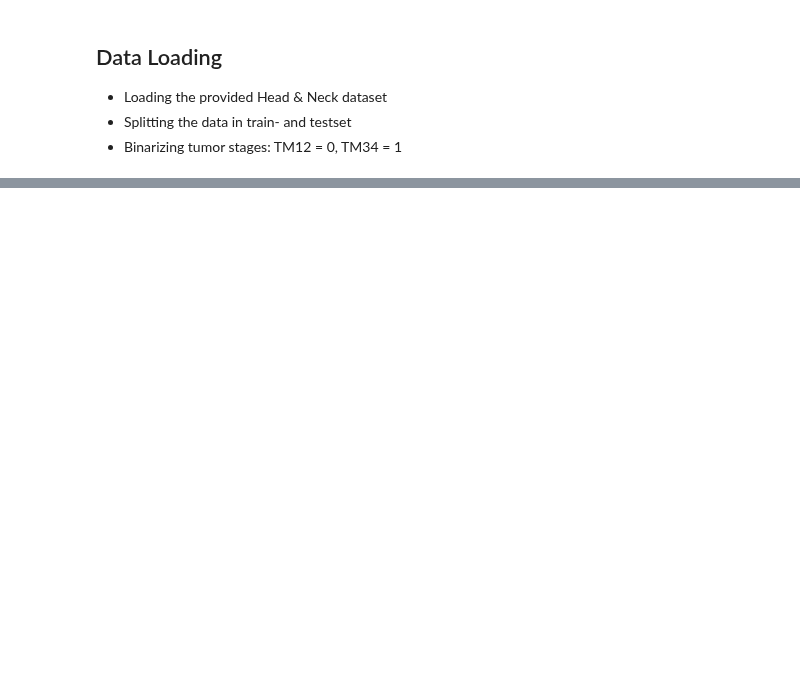
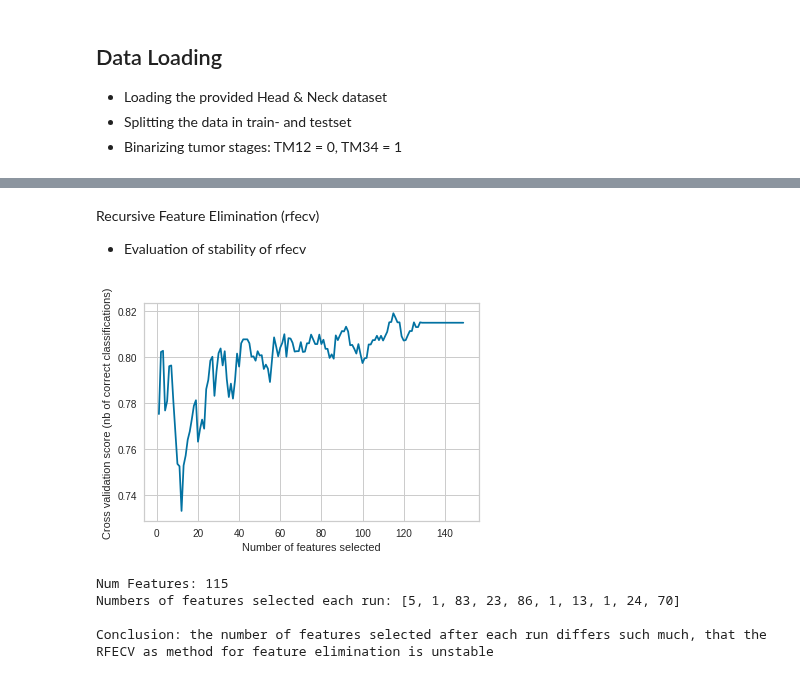
Before and after one commit to maritverboom/TM10007_PROJECT, a Jupyter notebook: assignment.ipynb, the cells around one changed output, grey strips where cells are left out. Cells and saved outputs as stored; diff of their text form; code cells hidden in the pictures; blank space fills up the shorter version.

Commit message:
Made the code more structural, added some conclusions as print statements, please note: lasso feature selection not working at the moment still needs to be fixed.

```diff
--- a/assignment.ipynb
+++ b/assignment.ipynb
@@ -1987,0 +274,60 @@ The classifier used is: k-NN
+# %% [markdown]
+Recursive Feature Elimination (rfecv)
+
+
+-   Evaluation of stability of rfecv
+# %%
+# Create the RFE object
+svc = svm.SVC(kernel="linear")
+
+# classifications
+rfecv = feature_selection.RFECV(
+    estimator=svc, step=1,
+    cv=model_selection.StratifiedKFold(4),
+    scoring='roc_auc')
+fit_rfecv = rfecv.fit(data_train_scaled, stage_train)
+
+# Plot number of features VS. cross-validation scores
+plt.figure()
+plt.xlabel("Number of features selected")
+plt.ylabel("Cross validation score (nb of correct classifications)")
+plt.plot(range(1, len(rfecv.grid_scores_) + 1), rfecv.grid_scores_)
+plt.show()
+
+print("Num Features: %d" % fit_rfecv.n_features_)
+
+data_train_rfecv = rfecv.transform(data_train_scaled)
+data_test_rfecv = rfecv.transform(data_test_scaled)
+
+# Evaluating stability RFECV by running it 5 times using a different train-test split
+number_features_selected = []
+for _ in range(10):
+    # Splitting the data in train- and testpart with a portion of 'test_size' testing data (20%)
+    data_train, data_test = model_selection.train_test_split(data, test_size=0.20, stratify=data['label'])
+
+    stage_train = data_train['label']
+    stage_test = data_test['label']
+
+    data_train = data_train.drop(columns='label')
+    data_test = data_test.drop(columns='label')
+
+    stage_train = preprocessing.label_binarize(stage_train, ['T12', 'T34'])
+    stage_train = [i[0] for i in stage_train]
+    stage_test = preprocessing.label_binarize(stage_test, ['T12', 'T34'])
+    stage_test = [i[0] for i in stage_test]
+
+    data_train, data_test = data_cleaning(data_train, data_test)
+    data_train, data_tst = data_scaling(data_train, data_test)
+
+    fit_rfecv = rfecv.fit(data_train_scaled, stage_train)
+
+    number_features_selected.append(fit_rfecv.n_features_)
+print(f'Numbers of features selected each run: {number_features_selected}')
+
+print(f'\nConclusion: the number of features selected after each run differs such much, that the RFECV as method for feature elimination is unstable')
+# %% [output]
+[figure, added]
+Num Features: 115
+Numbers of features selected each run: [5, 1, 83, 23, 86, 1, 13, 1, 24, 70]
+
+Conclusion: the number of features selected after each run differs such much, that the RFECV as method for feature elimination is unstable
```
Also changed, not shown: parts of 101 cells of this notebook.
